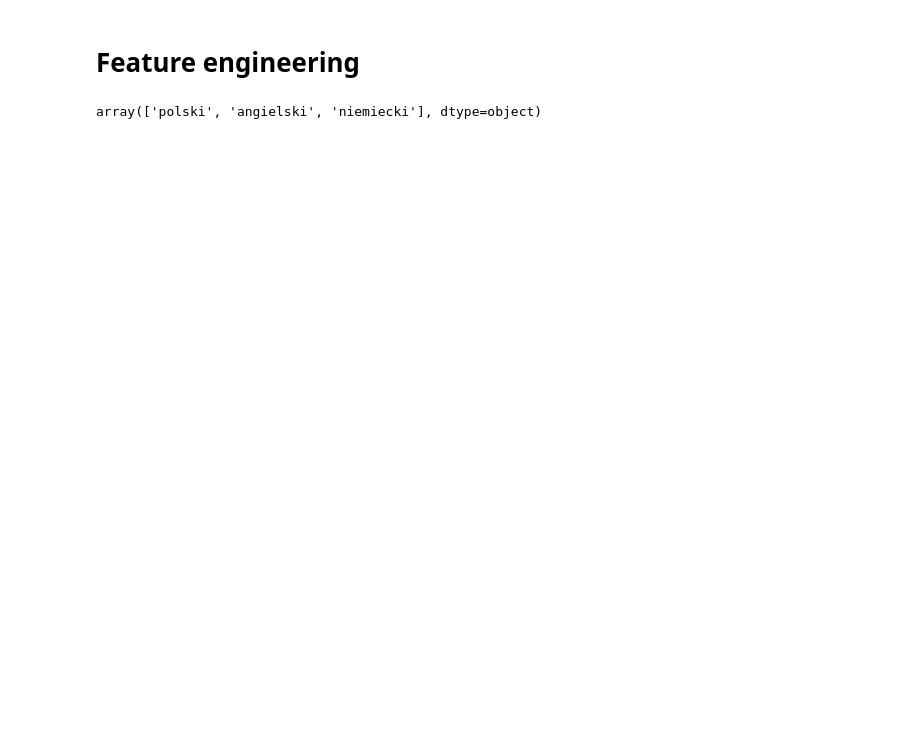
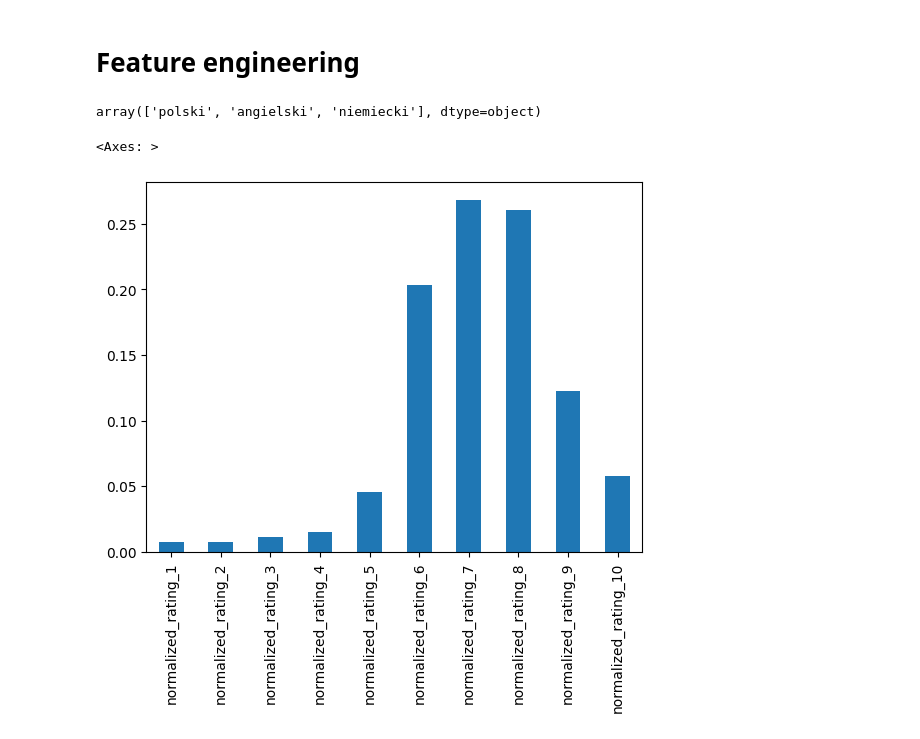
Before and after one commit to beep1000101/lubimyczytac_project, a Jupyter notebook: modelling.ipynb, the cells around one changed output. Saved outputs shown, nothing was run; the diff lists cells and outputs as text; code cells hidden in the pictures; blank space fills up the shorter version.

```diff
--- a/modelling.ipynb
+++ b/modelling.ipynb
@@ -30,6 +33,7 @@ for cat in categorical_features:
 # %%
 rating_features = [f'rating_{i}' for i in range(1, 11)]
 scaled_features = [f'scaled_{element}' for element in rating_features]
+normalized_features = [f'normalized_{element}' for element in rating_features]
 # %%
 # to be predicted
 threshold = 2000
@@ -43,3 +51,8 @@ data_raw[scaled_features] = scaler.fit_transform(data_raw[rating_features])
+# %%
+data_raw.loc[12000, normalized_features].plot.bar()
+# %% [output]
+<Axes: >
+[figure, added]
 # %%
 data_raw.columns
 # %% [output]
```
Also changed, not shown: parts of 40 cells of this notebook, 1 other file.
